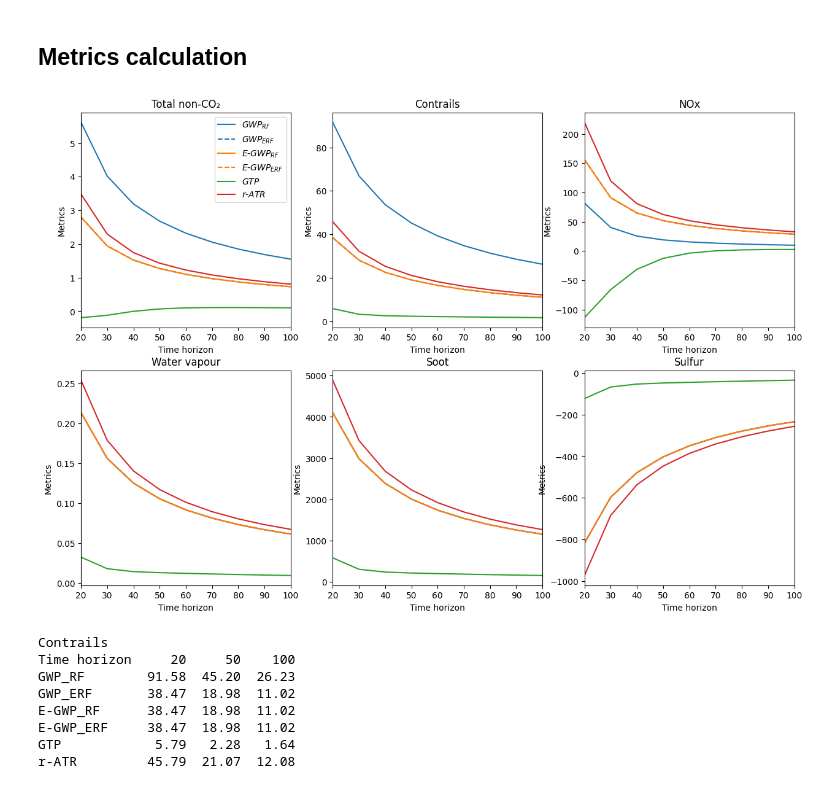
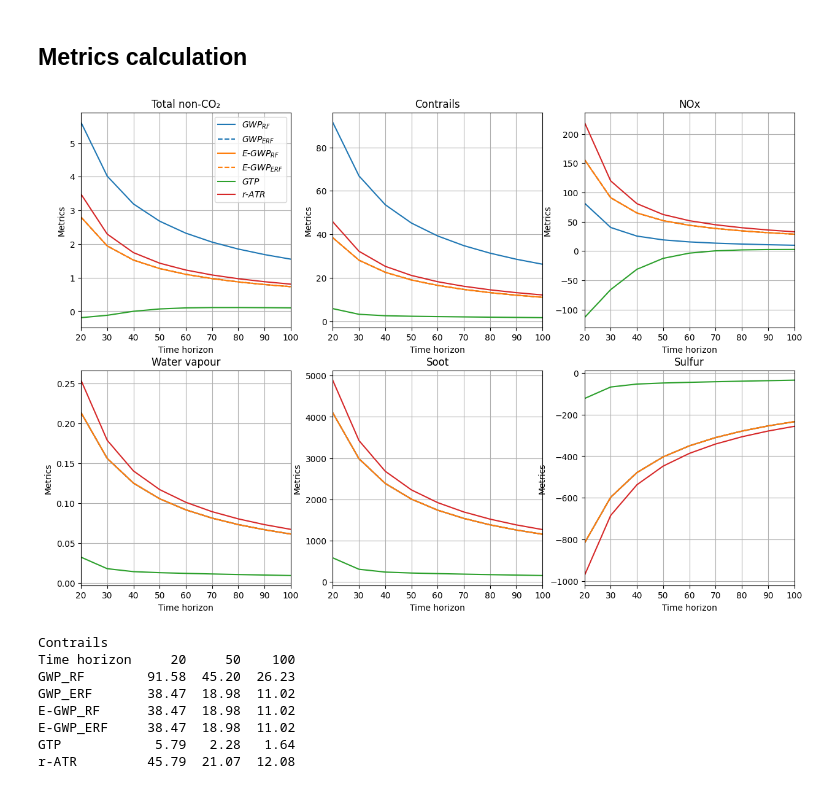
Before and after one commit to AeroMAPS/AeroCM, a Jupyter notebook: metrics_time_horizon_sensitivity.ipynb, the cells around one changed output. Cells and saved outputs as stored; diff of their text form; code cells hidden in the pictures.

```diff
--- a/metrics_time_horizon_sensitivity.ipynb
+++ b/metrics_time_horizon_sensitivity.ipynb
@@ -152,32 +152,33 @@ for i, ax in enumerate(axes.flat):
         ax.plot(x_axis, egwp_rf[:, i-1]+egwp_rf[:, i], label=r'$E\text{-}GWP_{RF}$', color='C1')
         ax.plot(x_axis, egwp_erf[:, i-1]+egwp_erf[:, i], label=r'$E\text{-}GWP_{ERF}$', color='C1', linestyle='--')
         ax.plot(x_axis, gtp[:, i-1]+gtp[:, i], label=r'$GTP$', color='C2')
         ax.plot(x_axis, ratr[:, i-1]+ratr[:, i], label=r'$r\text{-}ATR$', color='C3')
     else:
         x_axis = time_horizon_range
         ax.plot(x_axis, gwp_rf[:, i], label=r'$GWP_{RF}$', color='C0')
         ax.plot(x_axis, gwp_erf[:, i], label=r'$GWP_{ERF}$', color='C0', linestyle='--')
         ax.plot(x_axis, egwp_rf[:, i], label=r'$E\text{-}GWP_{RF}$', color='C1')
         ax.plot(x_axis, egwp_erf[:, i], label=r'$E\text{-}GWP_{ERF}$', color='C1', linestyle='--')
         ax.plot(x_axis, gtp[:, i], label=r'$GTP$', color='C2')
         ax.plot(x_axis, ratr[:, i], label=r'$r\text{-}ATR$', color='C3')
     ax.set_xlim(min(time_horizon_range),max(time_horizon_range))
     ax.set_xlabel('Time horizon')
     ax.set_ylabel('Metrics')
+    ax.grid(True)
     if i == 0:
         ax.set_title('Total non-CO₂')
     elif i == 1:
         ax.set_title('Contrails')
     elif i == 2:
         ax.set_title('NOx')
     elif i == 3:
         ax.set_title('Water vapour')
     elif i == 4:
         ax.set_title('Soot')
     elif i == 5:
         ax.set_title('Sulfur')
 
 plt.show()
 # %% [output]
-[figure, old version]
+[figure, new version]
 # %%
```
Also changed, not shown: parts of 1 cell of this notebook, 4 other files.
